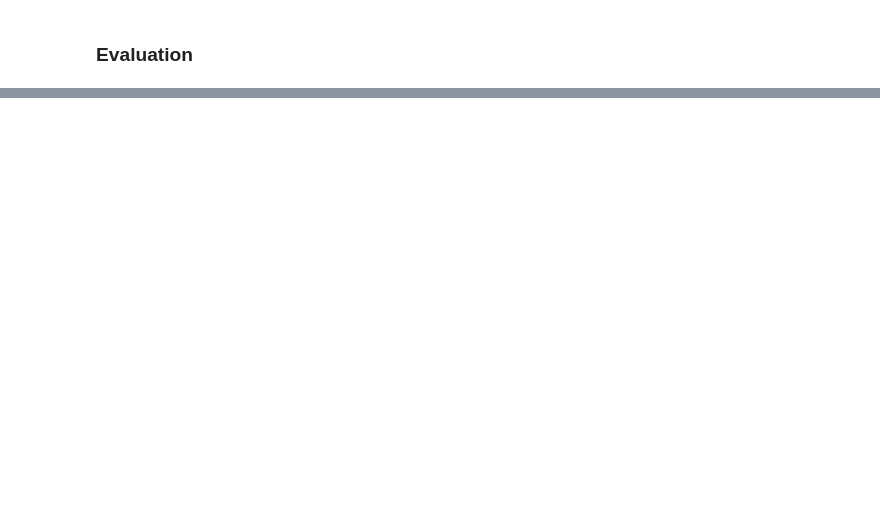
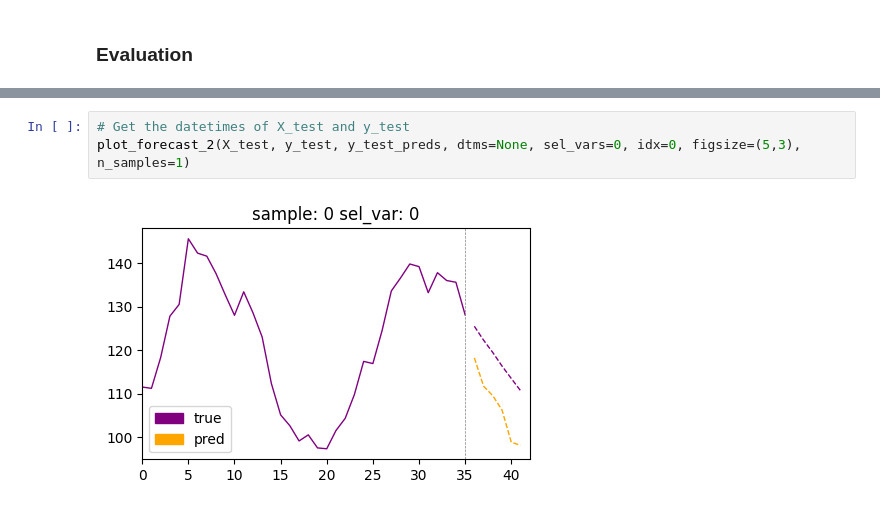
Before and after one commit to ARCLab-MIT/SW-Transformers-Forecaster-Framework, a Jupyter notebook: dev_nbs/00_draftsheet_copy.ipynb, the cells around one changed output, grey strips where cells are left out. Cells and saved outputs as stored; diff of their text form; blank space fills up the shorter version.

```diff
--- a/dev_nbs/00_draftsheet_copy.ipynb
+++ b/dev_nbs/00_draftsheet_copy.ipynb
@@ -331,0 +408,5 @@ learn.fit_one_cycle(n_epoch=10, lr_max=lr_max)
+# %%
+# Get the datetimes of X_test and y_test
+plot_forecast_2(X_test, y_test, y_test_preds, dtms=None, sel_vars=0, idx=0, figsize=(5,3), n_samples=1)
+# %% [output]
+[figure, added]
```
Also changed, not shown: parts of 9 cells of this notebook.
